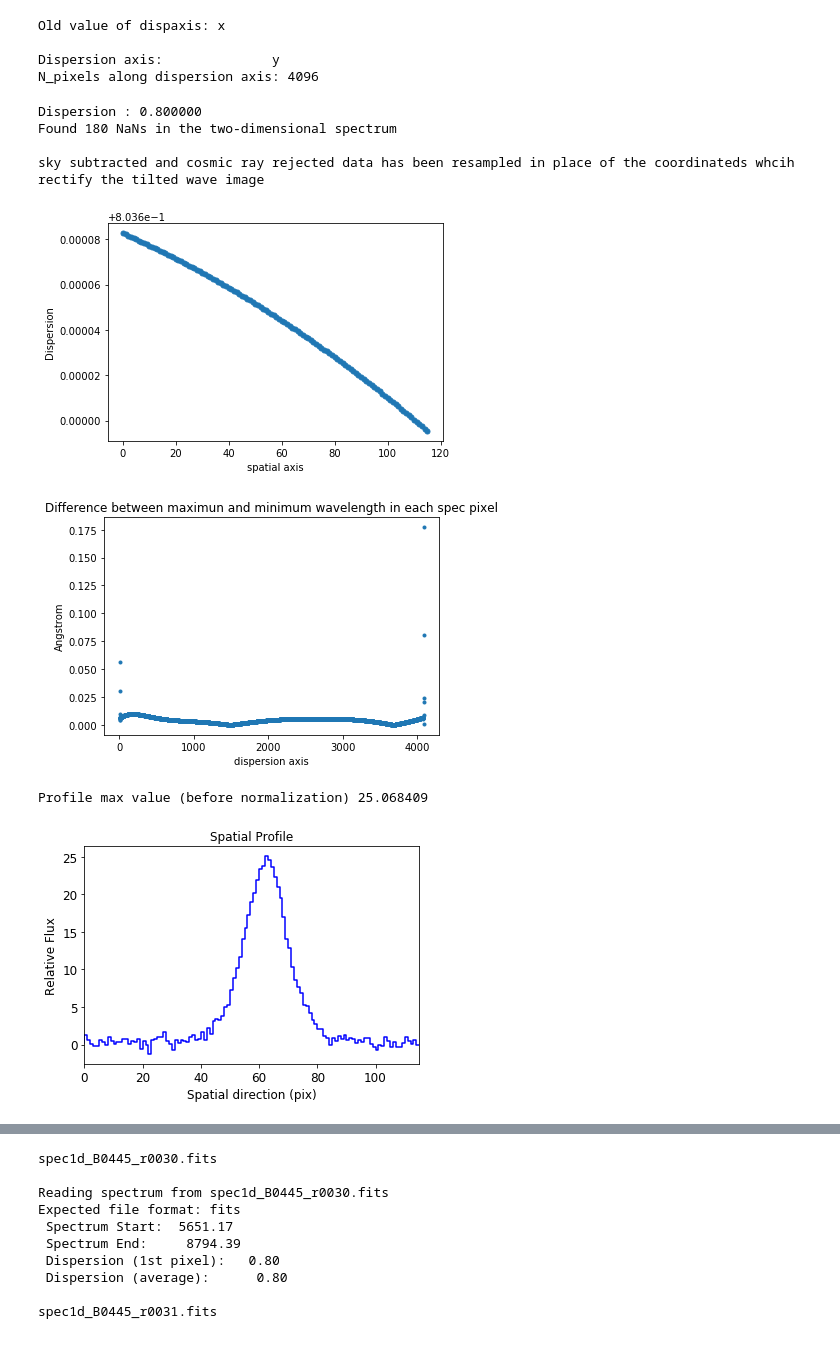
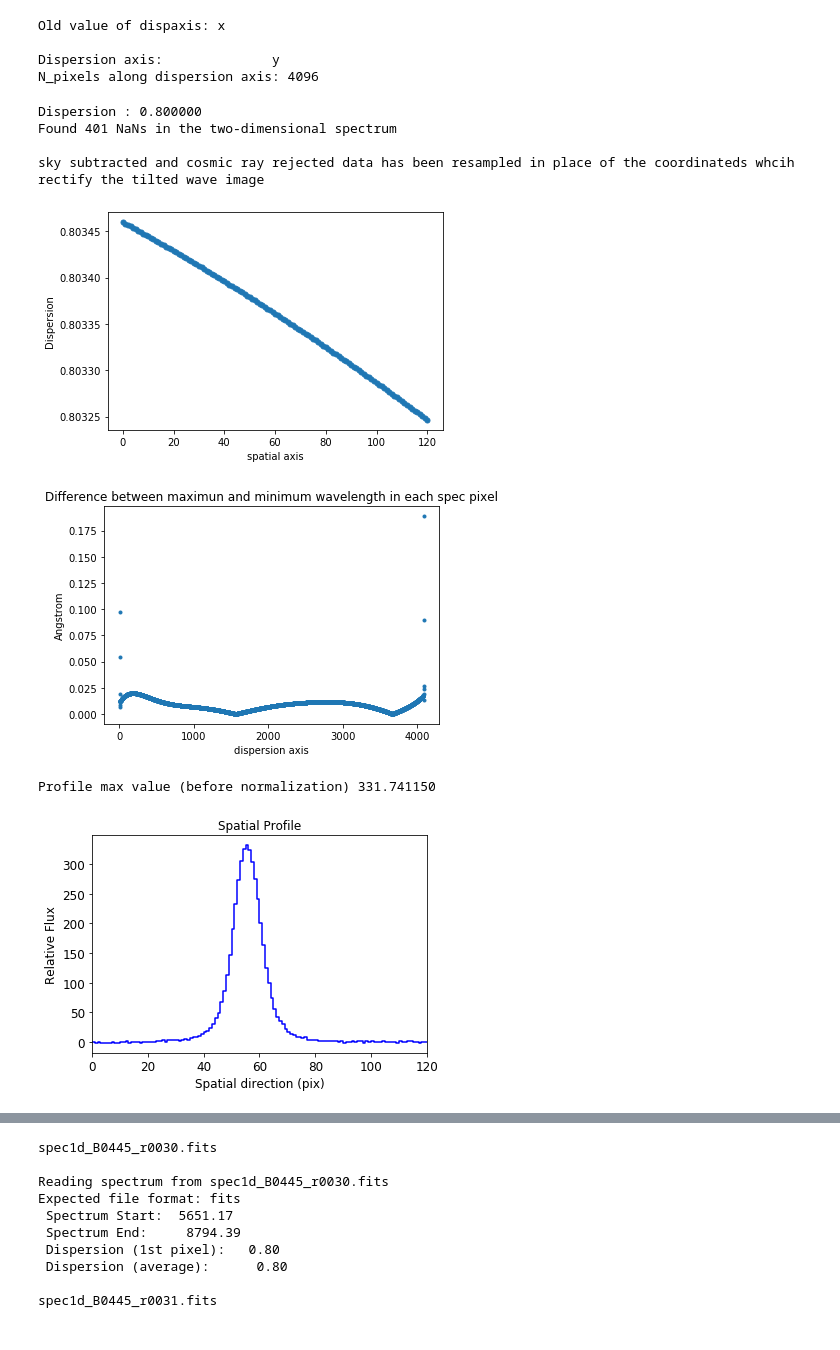
Before and after one commit to pmozumdar/spectra_extraction, a Jupyter notebook: B0445_system.ipynb, the cells around one changed output, grey strips where cells are left out. Cells and saved outputs as stored; diff of their text form; code cells hidden in the pictures.

```diff
--- a/B0445_system.ipynb
+++ b/B0445_system.ipynb
@@ -6,7 +6,7 @@ import matplotlib.pyplot as plt
 from specim.specfuncs import spec1d
 import glob
 # %%
-infile = 'B0445_r0033_cleaned.fits'
+infile = 'B0445_r0029_cleaned.fits'
 # %%
-spec = spec2d.Spec2d(infile, xtrim=[45, 160])       #, hext=12, xtrim=[30, 500])
+spec = spec2d.Spec2d(infile, xtrim=[265, 385])       #, hext=12, xtrim=[30, 500])
 # %% [output]
@@ -36,16 +36,16 @@ N_pixels along dispersion axis: 4096
 spec.do_waverect(doplot=True)
 # %% [output]
 Dispersion : 0.800000
-Found 180 NaNs in the two-dimensional spectrum
+Found 401 NaNs in the two-dimensional spectrum
 
 sky subtracted and cosmic ray rejected data has been resampled in place of the coordinateds whcih rectify the tilted wave image
-[figure, old version]
+[figure, new version]
-[figure, old version]
+[figure, new version]
 # %%
-profile = spec.spatial_profile(pixrange=[1600, 3200])
+profile = spec.spatial_profile(pixrange=[1600, 2200])
 # %% [output]
-Profile max value (before normalization) 25.068409
+Profile max value (before normalization) 331.741150
-[figure, old version]
+[figure, new version]
 # %%
 mod = spec.initial_model()
 # %% [output]
```
Also changed, not shown: parts of 16 cells of this notebook.
